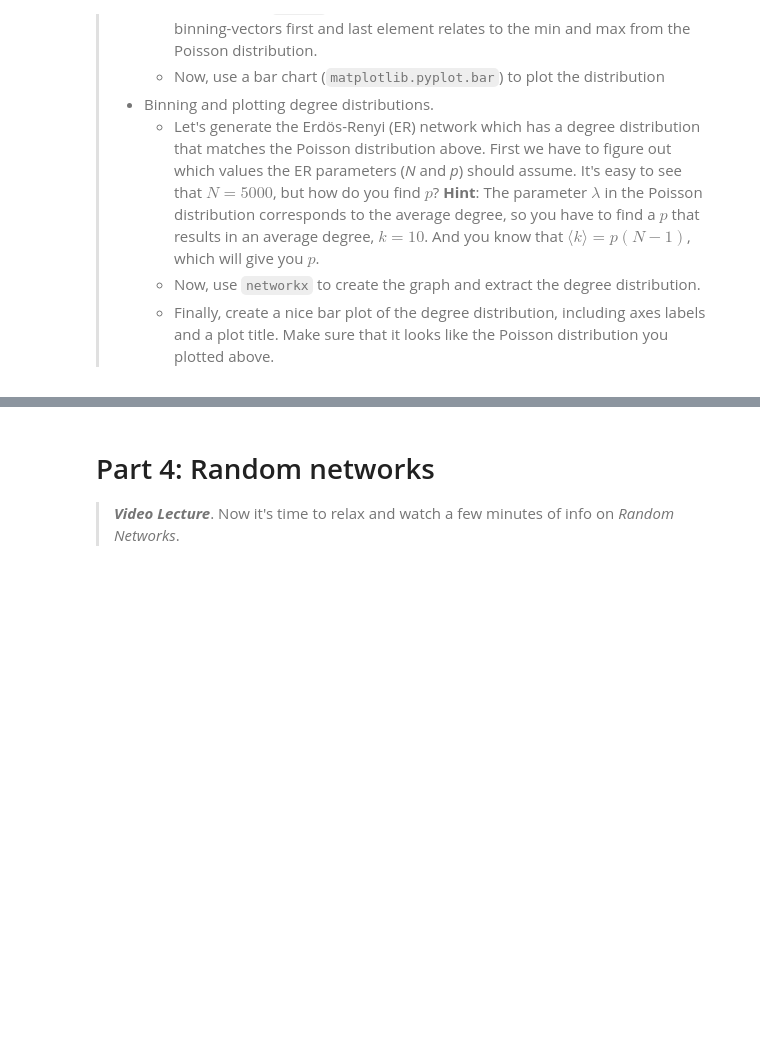
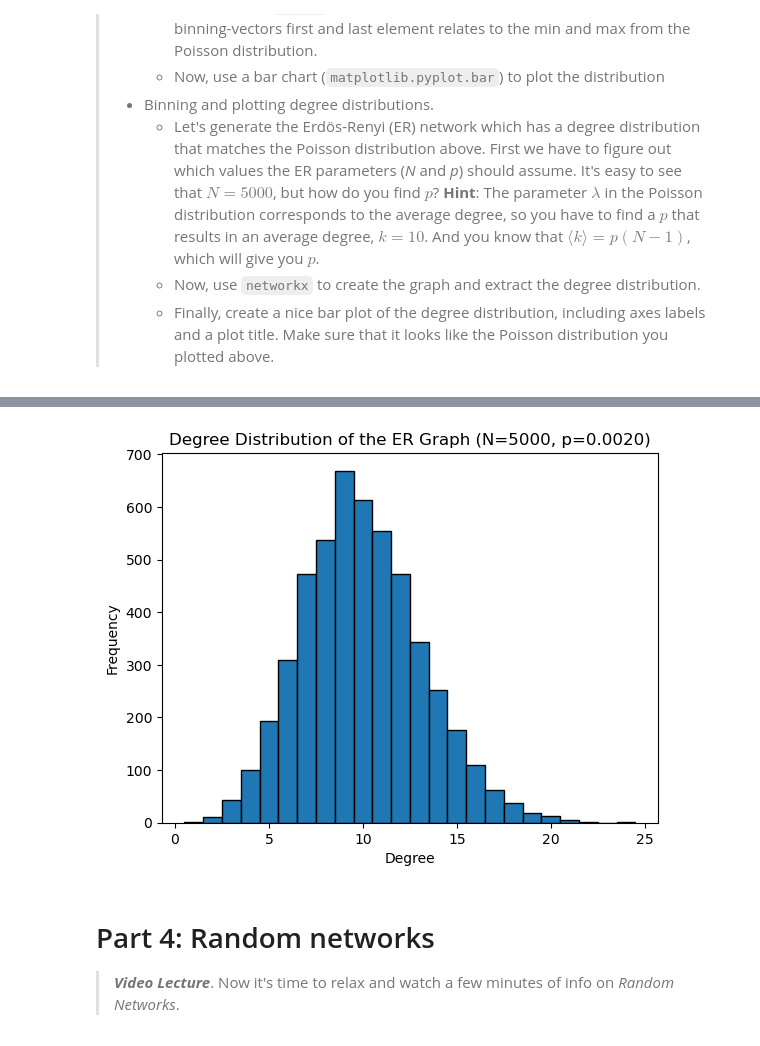
Before and after one commit to Qingwen-Zeng/Social-Graphy-and-Interactions, a Jupyter notebook: Week2_Exercise.ipynb, the cells around one changed output, grey strips where cells are left out. Saved outputs shown, nothing was run; the diff lists cells and outputs as text; code cells hidden in the pictures; blank space fills up the shorter version.

```diff
--- a/Week2_Exercise.ipynb
+++ b/Week2_Exercise.ipynb
@@ -160,3 +377,25 @@ As I hint right above, this exercise is about you discovering nuances of binning
+# %%
+N = 5000  # Number of nodes
+k_avg = 10  # Average degree
+p = k_avg / (N - 1)  # Probability of connection
+
+# Create an Erdős-Rényi (ER) graph
+G_ER = nx.erdos_renyi_graph(N, p)
+
+# Extract degree distribution
+degrees = [degree for node, degree in G_ER.degree()]
+
+# Calculate the histogram (degree distribution)
+hist, bin_edges = np.histogram(degrees, bins=np.arange(np.min(degrees), np.max(degrees) + 2))
+
+# Plot the degree distribution as a bar chart
+plt.bar(bin_edges[:-1], hist, width=1, edgecolor="black")
+plt.xlabel('Degree')
+plt.ylabel('Frequency')
+plt.title('Degree Distribution of the ER Graph (N=5000, p={:.4f})'.format(p))
+plt.show()
+# %% [output]
+[figure, added]
 # %% [markdown]
 # Part 4: Random networks
 
```
Also changed, not shown: parts of 16 cells of this notebook.
